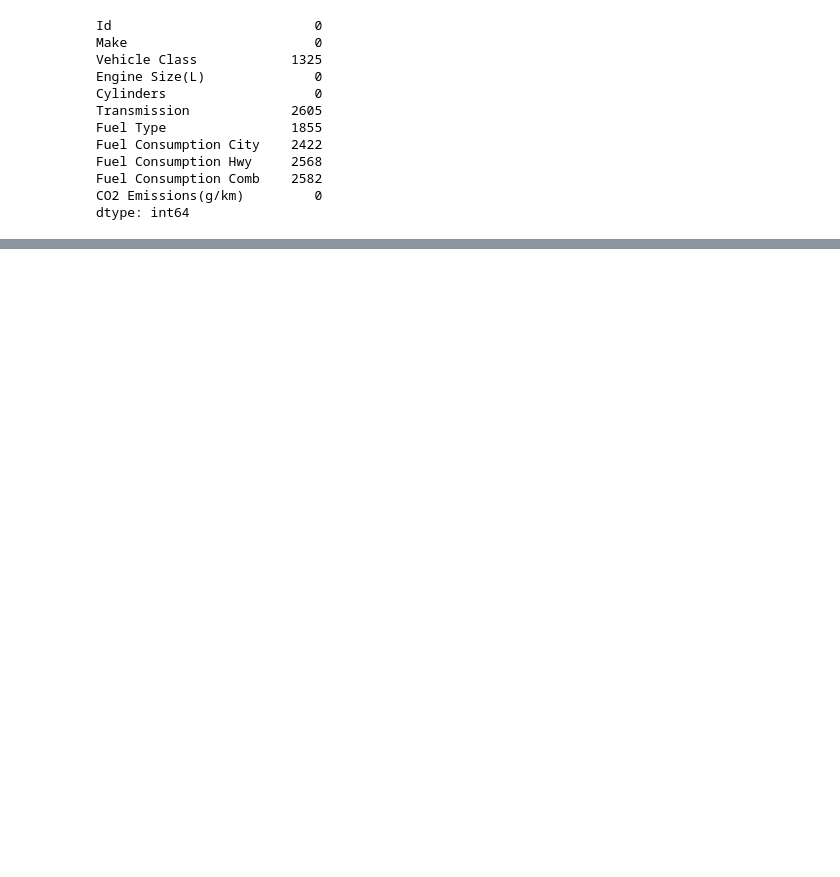
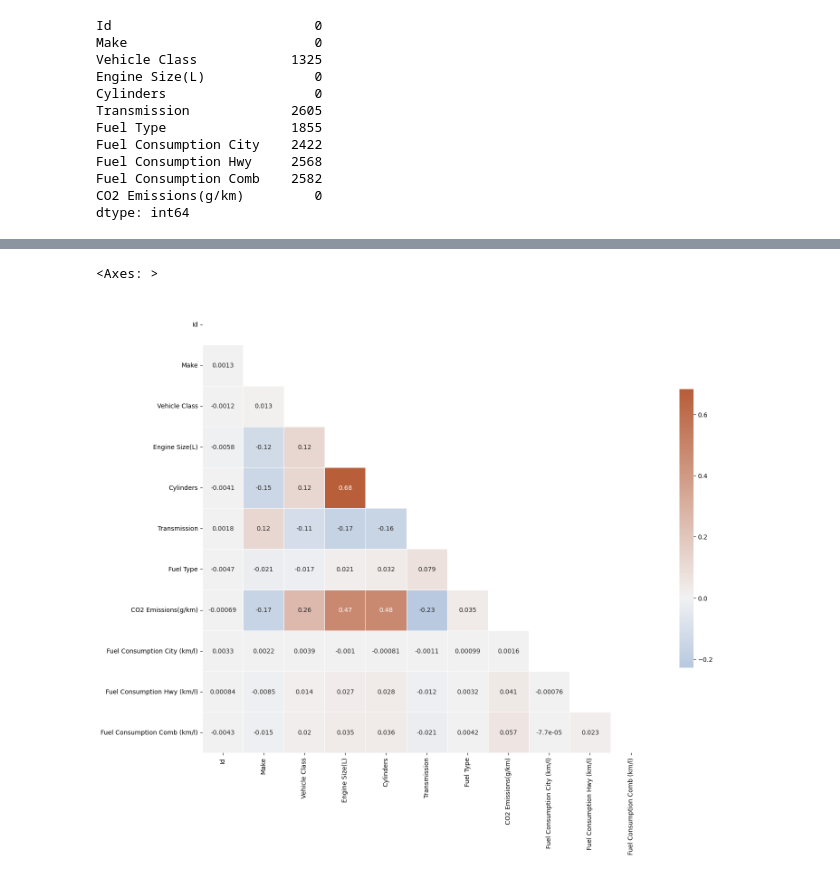
Before and after one commit to dikaizm/data-slayer, a Jupyter notebook: notebooks/1.0-data-exploration.ipynb, the cells around one changed output, grey strips where cells are left out. Saved outputs shown, nothing was run; the diff lists cells and outputs as text; code cells hidden in the pictures; blank space fills up the shorter version.

```diff
--- a/notebooks/1.0-data-exploration.ipynb
+++ b/notebooks/1.0-data-exploration.ipynb
@@ -246,0 +213,14 @@ Name: count, dtype: int64
+# %%
+# Split the column into 'Number' and 'Unit' based on the pattern
+train_fuel_city = train['Fuel Consumption City'].str.extract(r'(?P<number>[\d.]+)\s*(?P<unit>.*)')
+train_fuel_city['number'] = pd.to_numeric(train_fuel_city['number'], errors='coerce')
+
+train_fuel_Hwy = train['Fuel Consumption Hwy'].str.extract(r'(?P<number>[\d.]+)\s*(?P<unit>.*)')
+train_fuel_Hwy['number'] = pd.to_numeric(train_fuel_Hwy['number'], errors='coerce')
+
+train_fuel_Comb = train['Fuel Consumption Comb'].str.extract(r'(?P<number>[\d.]+)\s*(?P<unit>.*)')
+train_fuel_Comb['number'] = pd.to_numeric(train_fuel_Comb['number'], errors='coerce')
+
+print(f'Fuel City: {train_fuel_city.unit.unique()}')
+print(f'Fuel Hwy: {train_fuel_Hwy.unit.unique()}')
+print(f'Fuel Comb: {train_fuel_Comb.unit.unique()}')
@@ -246,0 +279,8 @@ Name: count, dtype: int64
+# %%
+# Fill missing value fuel columns dengan nilai mean
+# train['Fuel Consumption Comb (km/l)'].fillna((train['Fuel Consumption City (km/l)'] + train['Fuel Consumption Hwy (km/l)'])/2, inplace=True)
+train['Fuel Consumption City (km/l)'].fillna(train['Fuel Consumption City (km/l)'].mean(), inplace=True)
+train['Fuel Consumption Hwy (km/l)'].fillna(train['Fuel Consumption Hwy (km/l)'].mean(), inplace=True)
+train['Fuel Consumption Comb (km/l)'].fillna(train['Fuel Consumption Comb (km/l)'].mean(), inplace=True)
+
+train.isnull().sum()
@@ -246,0 +316,9 @@ Name: count, dtype: int64
+# %%
+from sklearn.preprocessing import LabelEncoder
+label_encoder = LabelEncoder()
+train['Make'] = label_encoder.fit_transform(train['Make'])
+train['Vehicle Class'] = label_encoder.fit_transform(train['Vehicle Class'])
+train['Transmission'] = label_encoder.fit_transform(train['Transmission'])
+train['Fuel Type'] = label_encoder.fit_transform(train['Fuel Type'])
+
+train.head()
@@ -246,0 +332,15 @@ Name: count, dtype: int64
+# %%
+# Fill missing value di kolom kategorikal dengan nilai modus
+train['Transmission'].fillna(train['Transmission'].mode()[0], inplace=True)
+train['Fuel Type'].fillna(train['Fuel Type'].mode()[0], inplace=True)
+train['Vehicle Class'].fillna(train['Vehicle Class'].mode()[0], inplace=True)
+train['Make'].fillna(train['Make'].mode()[0], inplace=True)
+# %%
+corr = train.corr()
+mask = np.triu(np.ones_like(corr, dtype=np.bool_))
+f, ax = plt.subplots(figsize=(16,16))
+cmap = sns.diverging_palette(250, 25, as_cmap=True)
+sns.heatmap(corr, mask=mask, cmap=cmap, vmax=None, center=0, square=True, annot=True, linewidths=0.5, cbar_kws={"shrink": 0.5})
+# %% [output]
+<Axes: >
+[figure, added]
```
Also changed, not shown: parts of 40 cells of this notebook, 7 other files.
